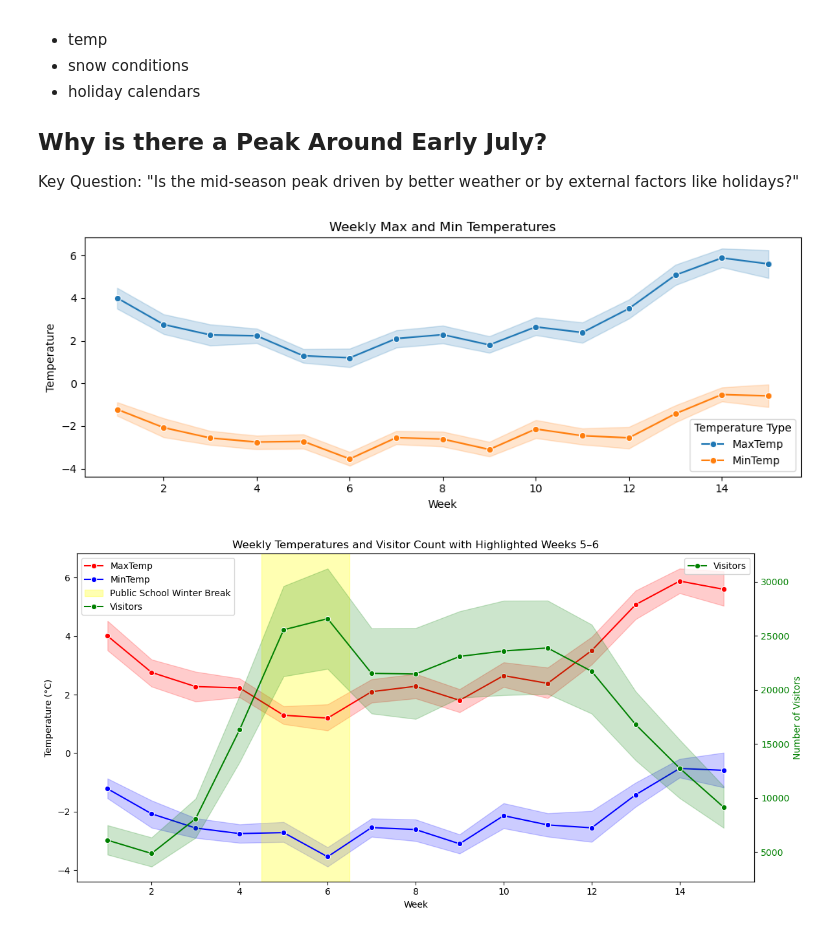
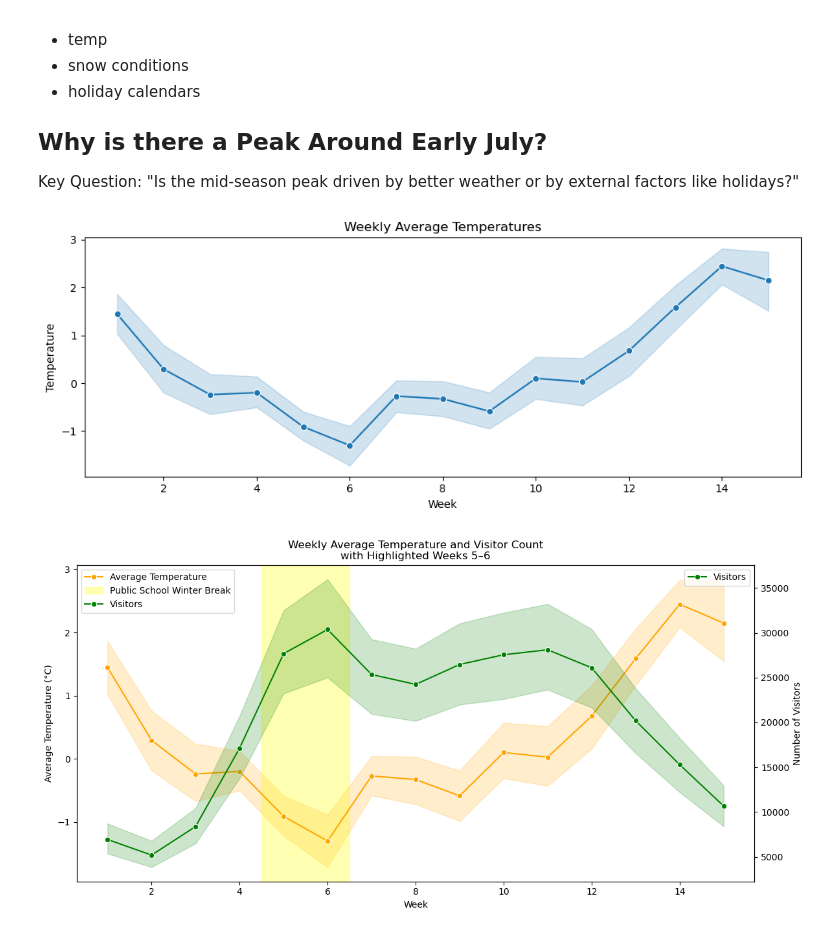
Before and after one commit to vathana-khun/inter-uni-datathon, a Jupyter notebook: visitor_analysis.ipynb, the cells around one changed output. Cells and saved outputs as stored; diff of their text form; code cells hidden in the pictures.

```diff
--- a/visitor_analysis.ipynb
+++ b/visitor_analysis.ipynb
@@ -110,57 +140,59 @@ we should try and find out WHY there is a peak around starting around July falli
 
 ## Why is there a Peak Around Early July?
 Key Question: "Is the mid-season peak driven by better weather or by external factors like holidays?"
+# %%
+df = df[~df["Year"].isin([2020,2021])]
 # %%
 # Reshape the data to long format
-temp_melt = pd.melt(df, id_vars='Week', value_vars=['MaxTemp', 'MinTemp'],
-                    var_name='TemperatureType', value_name='Temperature')
+df['TempRange'] = df['MaxTemp'] - df['MinTemp']
+df['AvgTemp'] = (df['MaxTemp'] + df['MinTemp']) / 2
 
 # Plot both temperatures on the same axis
 plt.figure(figsize=(10, 4))
-sns.lineplot(data=temp_melt, x='Week', y='Temperature', hue='TemperatureType', marker='o')
-plt.title('Weekly Max and Min Temperatures')
+sns.lineplot(data=df, x='Week', y='AvgTemp', marker='o')
+plt.title('Weekly Average Temperatures')
 plt.xlabel('Week')
 plt.ylabel('Temperature')
-plt.legend(title='Temperature Type')
 plt.tight_layout()
 plt.show()
 # %% [output]
-[figure, old version]
+[figure, new version]
 # %%
 import matplotlib.pyplot as plt
 import seaborn as sns
 import pandas as pd
 
 # Create figure and primary axis
 fig, ax1 = plt.subplots(figsize=(12, 6))
 
-# Plot MaxTemp and MinTemp on the primary y-axis (left)
-sns.lineplot(data=df, x='Week', y='MaxTemp', ax=ax1, label='MaxTemp', marker='o', color='red')
-sns.lineplot(data=df, x='Week', y='MinTemp', ax=ax1, label='MinTemp', marker='o', color='blue')
+# Plot AvgTemp on the primary y-axis (left)
+sns.lineplot(data=df, x='Week', y='AvgTemp', ax=ax1, label='Average Temperature', marker='o', color='orange')
 
-# Set labels for primary axis
+# Set labels and ticks for primary axis (left)
 ax1.set_xlabel('Week')
-ax1.set_ylabel('Temperature (°C)', color='black')
+ax1.set_ylabel('Average Temperature (°C)', color='black')
 ax1.tick_params(axis='y', labelcolor='black')
+ax1.tick_params(axis='x', labelcolor='black')
 
 # Highlight Weeks 5 and 6
-ax1.axvspan(5 - 0.5, 6 + 0.5, color='yellow', alpha=0.3, label='Public School Winter Break')
+ax1.axvspan(4.5, 6.5, color='yellow', alpha=0.3, label='Public School Winter Break')
 
 # Create secondary axis for visitors (right y-axis)
 ax2 = ax1.twinx()
 sns.lineplot(data=df, x='Week', y='Visitors', ax=ax2, label='Visitors', marker='o', color='green')
 
-# Set labels for secondary axis
-ax2.set_ylabel('Number of Visitors', color='green')
-ax2.tick_params(axis='y', labelcolor='green')
+# Set labels and ticks for secondary axis (right)
+ax2.set_ylabel('Number of Visitors', color='black')
+ax2.tick_params(axis='y', labelcolor='black')
 
 # Combine legends from both axes
 lines_1, labels_1 = ax1.get_legend_handles_labels()
 lines_2, labels_2 = ax2.get_legend_handles_labels()
 ax1.legend(lines_1 + lines_2, labels_1 + labels_2, loc='upper left')
 
-plt.title('Weekly Temperatures and Visitor Count with Highlighted Weeks 5–6')
+# Title and layout
+plt.title('Weekly Average Temperature and Visitor Count\nwith Highlighted Weeks 5–6', color='black')
 plt.tight_layout()
 plt.show()
 # %% [output]
-[figure, old version]
+[figure, new version]
```
Also changed, not shown: parts of 9 cells of this notebook.
